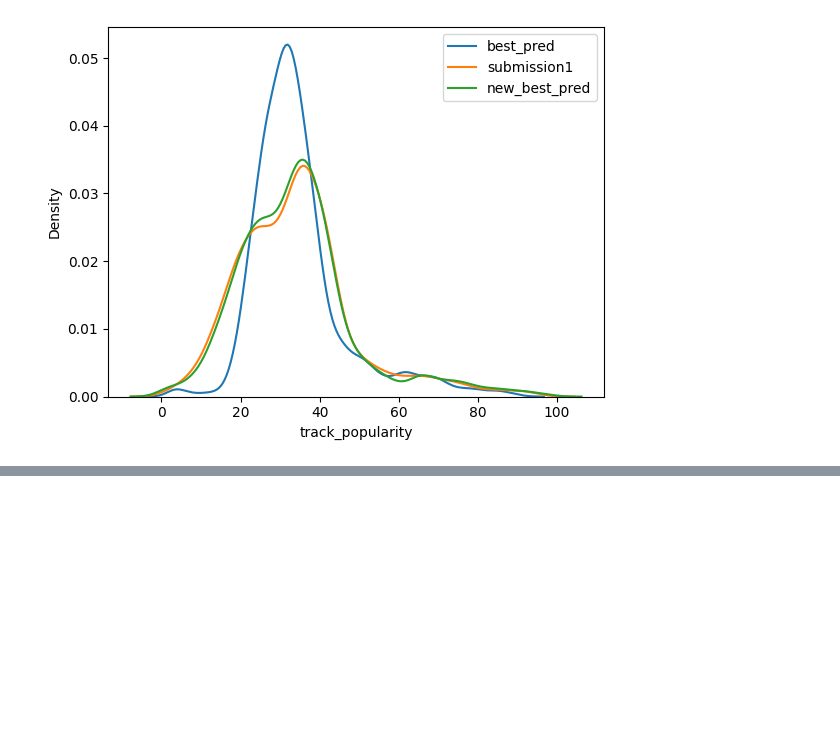
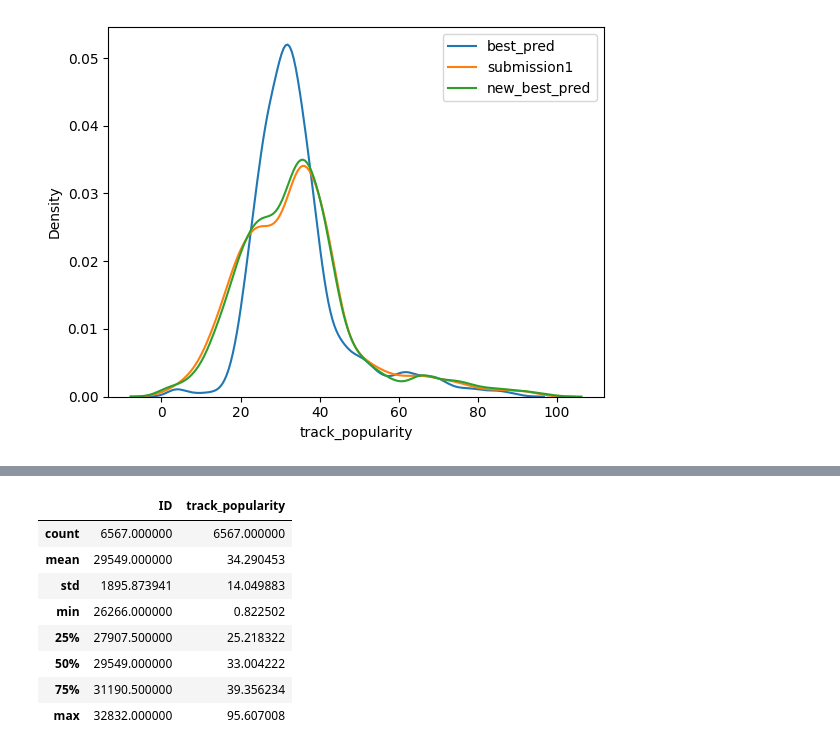
Before and after one commit to ichiP245/TP_Kaggle_Predictivo, a Jupyter notebook: Notebooks/MejoresModelos.ipynb, the cells around one changed output, grey strips where cells are left out. Saved outputs shown, nothing was run; the diff lists cells and outputs as text; code cells hidden in the pictures; blank space fills up the shorter version.

```diff
--- a/Notebooks/MejoresModelos.ipynb
+++ b/Notebooks/MejoresModelos.ipynb
@@ -1046,0 +1088,17 @@ Probar Adversarial Validation ponderada
+# %%
+best2 = pd.DataFrame({
+    'ID': df_val['Unnamed: 0'],
+    'track_popularity': best_pred_2575['track_popularity']*0.3 + new_best_pred['track_popularity']*0.7
+})
+best2.to_csv('best_pred_2575_03_new_best_pred_07.csv', index=False)
+best2.describe()
+# %% [output]
+|  | ID | track_popularity |
+| count | 6567.000000 | 6567.000000 |
+| mean | 29549.000000 | 34.290453 |
+| std | 1895.873941 | 14.049883 |
+| min | 26266.000000 | 0.822502 |
+| 25% | 27907.500000 | 25.218322 |
+| 50% | 29549.000000 | 33.004222 |
+| 75% | 31190.500000 | 39.356234 |
+| max | 32832.000000 | 95.607008 |
```
Also changed, not shown: parts of 11 cells of this notebook.
